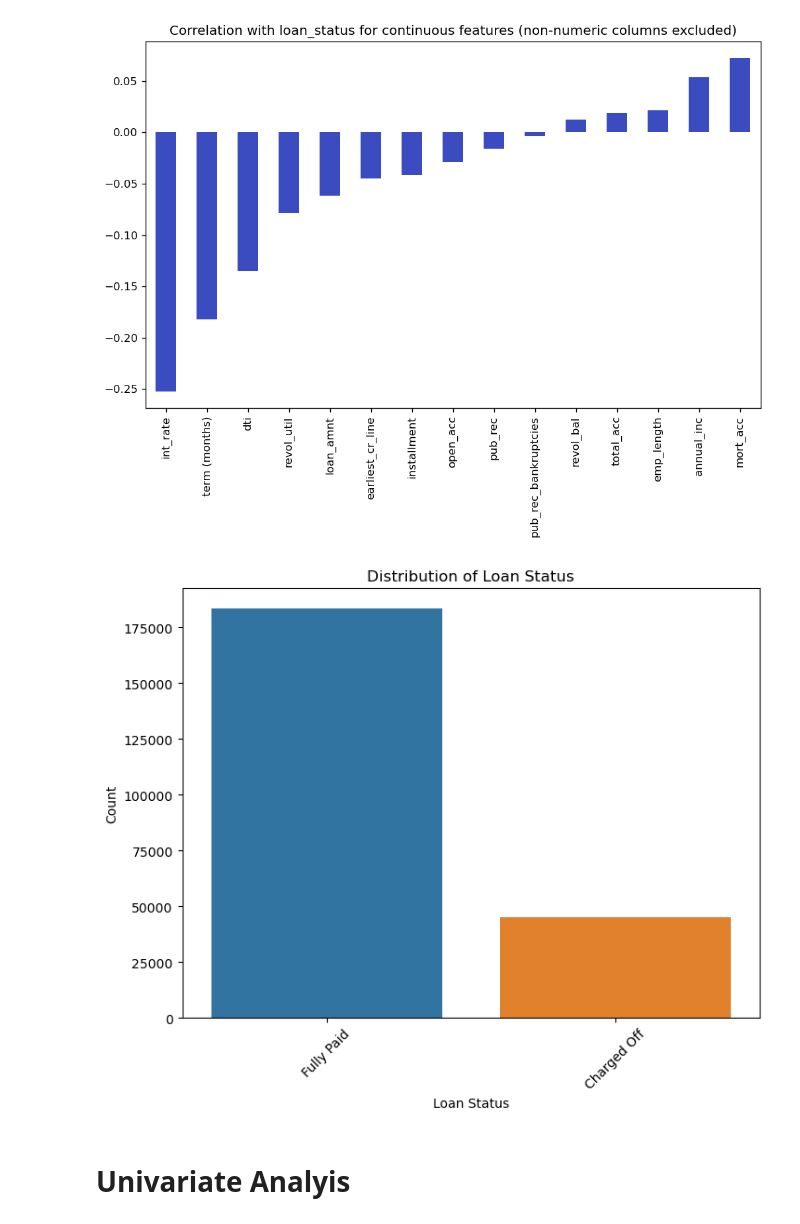
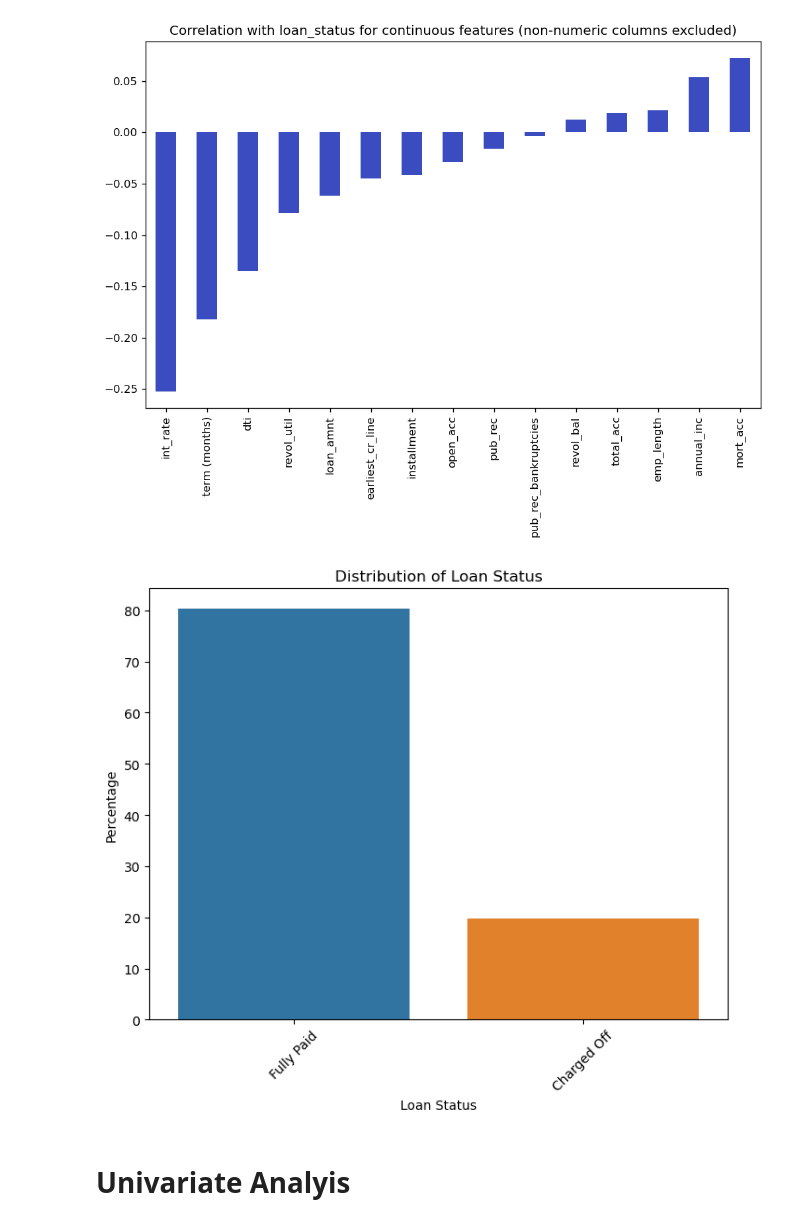
Before and after one commit to lalitharavi98/IS5126_Project-Loan-Default-Prediction, a Jupyter notebook: src/data_preprocessing.ipynb, the cells around one changed output. Cells and saved outputs as stored; diff of their text form; code cells hidden in the pictures.

```diff
--- a/src/data_preprocessing.ipynb
+++ b/src/data_preprocessing.ipynb
@@ -87,16 +87,19 @@ plt.show()
 # %% [output]
 [figure]
 # %%
-# Plot the distribution of loan status
+# Calculate the percentage of each loan status category
+status_percentage = df_train['loan_status'].value_counts(normalize=True) * 100
+
+# Plot the distribution of loan status as percentages
 plt.figure(figsize=(8, 6))
-sns.countplot(data=df_train, x='loan_status')
+sns.barplot(x=status_percentage.index, y=status_percentage.values)
 plt.title('Distribution of Loan Status')
 plt.xlabel('Loan Status')
-plt.ylabel('Count')
+plt.ylabel('Percentage')
 plt.xticks(rotation=45)
 plt.show()
 # %% [output]
-[figure, old version]
+[figure, new version]
 # %% [markdown]
 # Univariate Analyis
 # %% [markdown]
```
Also changed, not shown: parts of 40 cells of this notebook, 1 other file.
